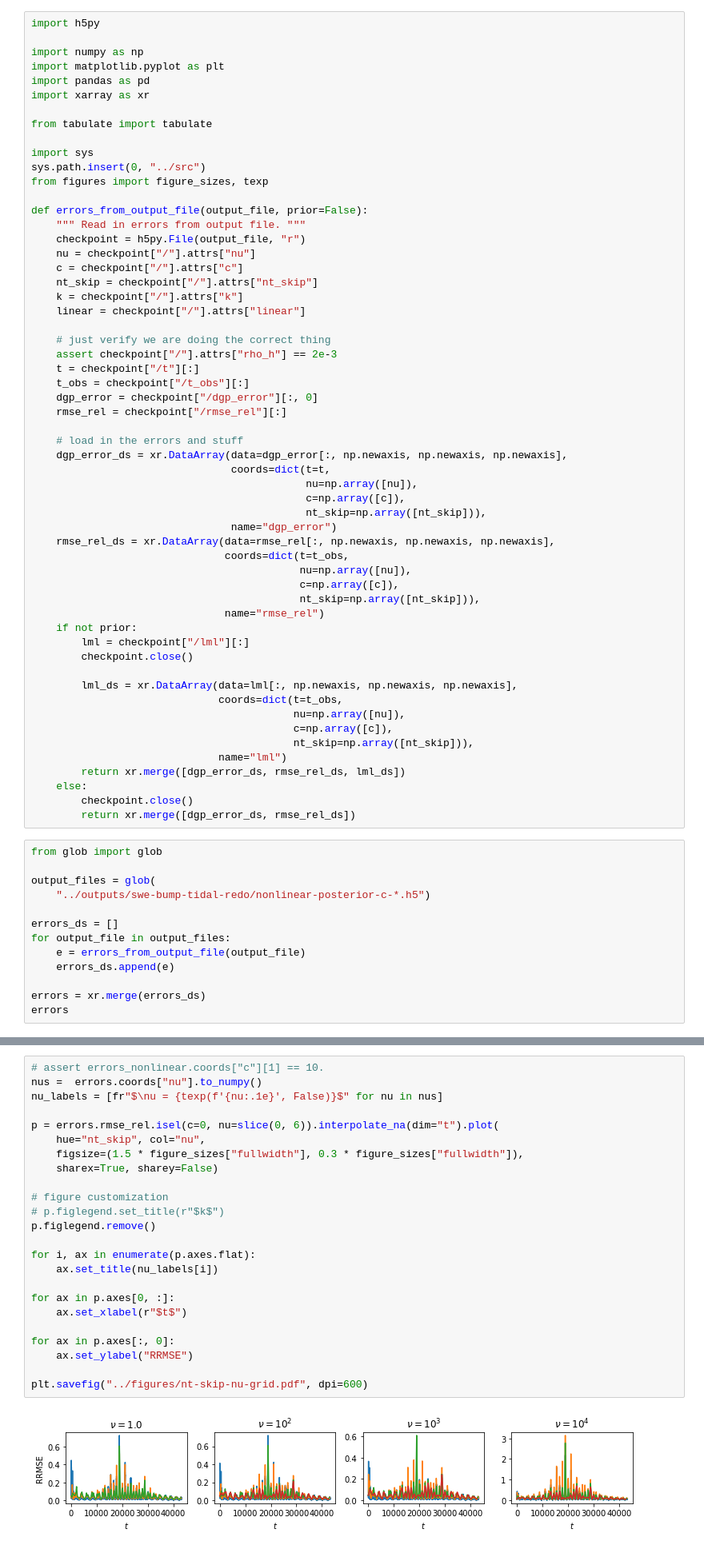
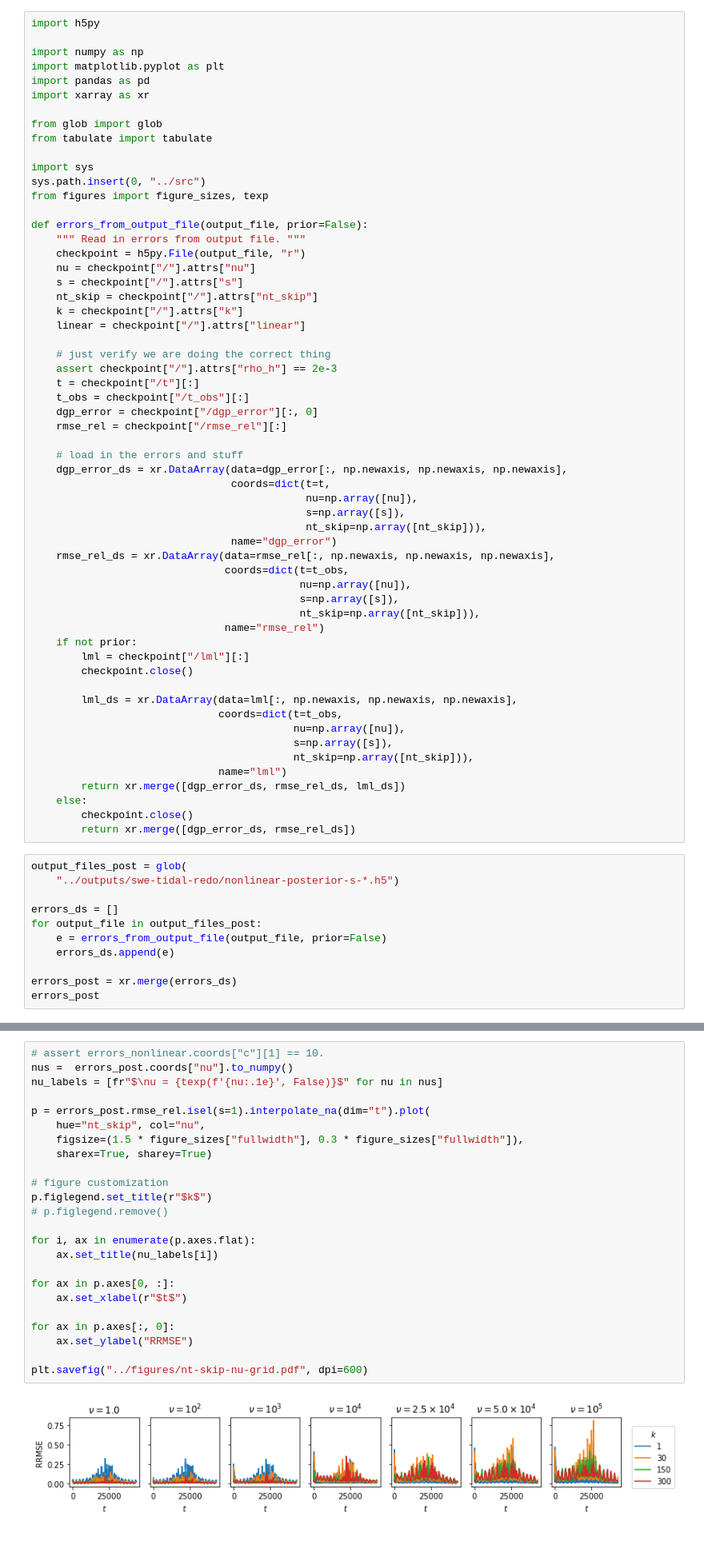
Before and after one commit to connor-duffin/sswe, a Jupyter notebook: notebooks/misspecification-analysis.ipynb, the cells around one changed output, grey strips where cells are left out. Shown at 80% size. Drawn from its saved outputs; the diff is of its cells as text.

```diff
--- a/notebooks/misspecification-analysis.ipynb
+++ b/notebooks/misspecification-analysis.ipynb
@@ -27,6 +27,7 @@ import matplotlib.pyplot as plt
 import pandas as pd
 import xarray as xr
 
+from glob import glob
 from tabulate import tabulate
 
 import sys
@@ -37,7 +38,7 @@ def errors_from_output_file(output_file, prior=False):
     """ Read in errors from output file. """
     checkpoint = h5py.File(output_file, "r")
     nu = checkpoint["/"].attrs["nu"]
-    c = checkpoint["/"].attrs["c"]
+    s = checkpoint["/"].attrs["s"]
     nt_skip = checkpoint["/"].attrs["nt_skip"]
     k = checkpoint["/"].attrs["k"]
     linear = checkpoint["/"].attrs["linear"]
@@ -53,13 +54,13 @@ def errors_from_output_file(output_file, prior=False):
     dgp_error_ds = xr.DataArray(data=dgp_error[:, np.newaxis, np.newaxis, np.newaxis],
                                 coords=dict(t=t,
                                             nu=np.array([nu]),
-                                            c=np.array([c]),
+                                            s=np.array([s]),
                                             nt_skip=np.array([nt_skip])),
                                 name="dgp_error")
     rmse_rel_ds = xr.DataArray(data=rmse_rel[:, np.newaxis, np.newaxis, np.newaxis],
                                coords=dict(t=t_obs,
                                            nu=np.array([nu]),
-                                           c=np.array([c]),
+                                           s=np.array([s]),
                                            nt_skip=np.array([nt_skip])),
                                name="rmse_rel")
     if not prior:
@@ -69,7 +70,7 @@ def errors_from_output_file(output_file, prior=False):
         lml_ds = xr.DataArray(data=lml[:, np.newaxis, np.newaxis, np.newaxis],
                               coords=dict(t=t_obs,
                                           nu=np.array([nu]),
-                                          c=np.array([c]),
+                                          s=np.array([s]),
                                           nt_skip=np.array([nt_skip])),
                               name="lml")
         return xr.merge([dgp_error_ds, rmse_rel_ds, lml_ds])
@@ -77,17 +78,15 @@ def errors_from_output_file(output_file, prior=False):
         checkpoint.close()
         return xr.merge([dgp_error_ds, rmse_rel_ds])
 # %%
-from glob import glob
-
-output_files = glob(
-    "../outputs/swe-bump-tidal-redo/nonlinear-posterior-c-*.h5")
+output_files_post = glob(
+    "../outputs/swe-tidal-redo/nonlinear-posterior-s-*.h5")
 
 errors_ds = []
-for output_file in output_files:
-    e = errors_from_output_file(output_file)
+for output_file in output_files_post:
+    e = errors_from_output_file(output_file, prior=False)
     errors_ds.append(e)
 
-errors = xr.merge(errors_ds)
-errors
+errors_post = xr.merge(errors_ds)
+errors_post
 # %% [output]
 <xarray.Dataset>
@@ -129,30 +128,30 @@ Data variables:
 First we plot the results across the different observation intervals to see how things stack up across time. We first look at the relative errors across time, for different values of `nt_skip`, for the true value of $c$:
 # %%
 # assert errors_nonlinear.coords["c"][1] == 10.
-nus =  errors.coords["nu"].to_numpy()
+nus =  errors_post.coords["nu"].to_numpy()
 nu_labels = [fr"$\nu = {texp(f'{nu:.1e}', False)}$" for nu in nus]
 
-p = errors.rmse_rel.isel(c=0, nu=slice(0, 6)).interpolate_na(dim="t").plot(
+p = errors_post.rmse_rel.isel(s=1).interpolate_na(dim="t").plot(
     hue="nt_skip", col="nu",
     figsize=(1.5 * figure_sizes["fullwidth"], 0.3 * figure_sizes["fullwidth"]),
-    sharex=True, sharey=False)
+    sharex=True, sharey=True)
 
 # figure customization
-# p.figlegend.set_title(r"$k$")
-p.figlegend.remove()
+p.figlegend.set_title(r"$k$")
+# p.figlegend.remove()
 
 for i, ax in enumerate(p.axes.flat):
     ax.set_title(nu_labels[i])
 
 for ax in p.axes[0, :]:
     ax.set_xlabel(r"$t$")
 
 for ax in p.axes[:, 0]:
     ax.set_ylabel("RRMSE")
 
 plt.savefig("../figures/nt-skip-nu-grid.pdf", dpi=600)
 # %% [output]
-[figure, old version]
+[figure, new version]
 # %% [markdown]
 And, again, for the relative errors for different $c$ values for the linear model:
 # %%
```
Also changed, not shown: parts of 12 cells of this notebook, 3 other files.
